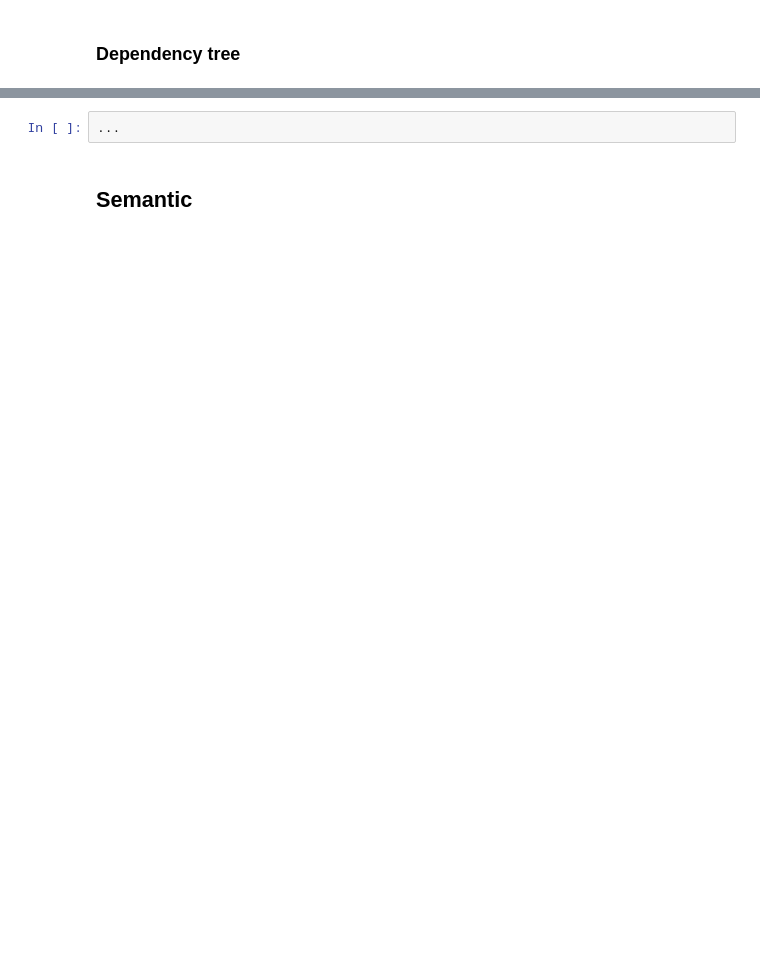
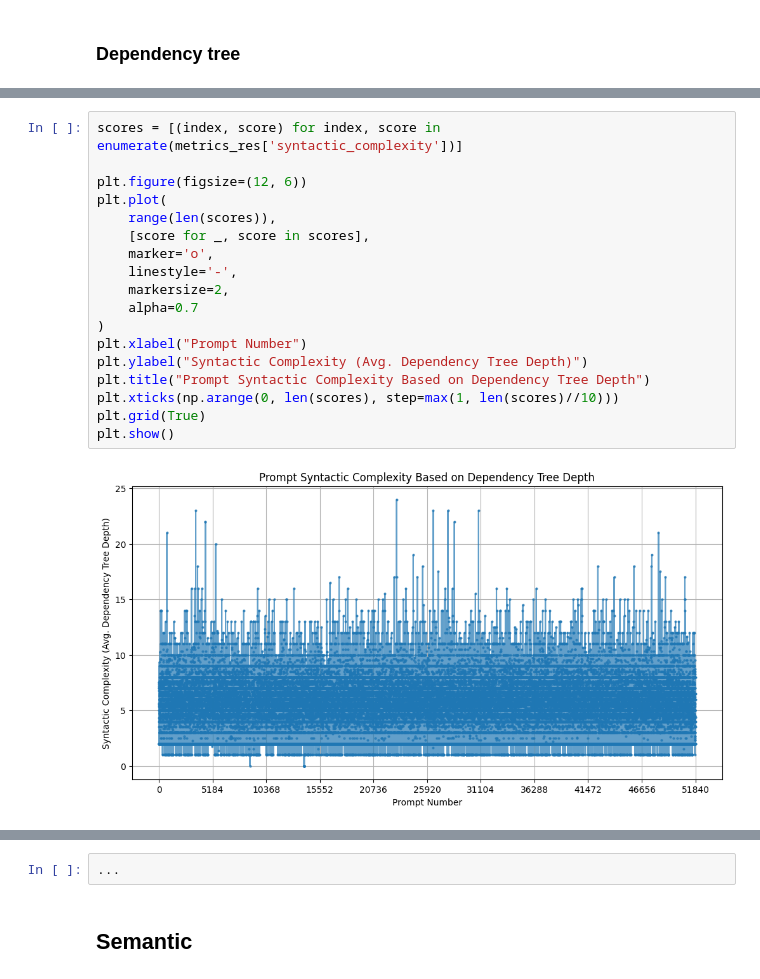
Before and after one commit to Nickolaus-899/LSD_metrics, a Jupyter notebook: metrics.ipynb, the cells around one changed output, grey strips where cells are left out. Saved outputs shown, nothing was run; the diff lists cells and outputs as text; blank space fills up the shorter version.

```diff
--- a/metrics.ipynb
+++ b/metrics.ipynb
@@ -266,0 +352,20 @@ The speed at which a man can row a boat in still water is 9.5 kmph. If he rows d
+# %%
+scores = [(index, score) for index, score in enumerate(metrics_res['syntactic_complexity'])]
+
+plt.figure(figsize=(12, 6))
+plt.plot(
+    range(len(scores)),
+    [score for _, score in scores],
+    marker='o',
+    linestyle='-',
+    markersize=2,
+    alpha=0.7
+)
+plt.xlabel("Prompt Number")
+plt.ylabel("Syntactic Complexity (Avg. Dependency Tree Depth)")
+plt.title("Prompt Syntactic Complexity Based on Dependency Tree Depth")
+plt.xticks(np.arange(0, len(scores), step=max(1, len(scores)//10)))
+plt.grid(True)
+plt.show()
+# %% [output]
+[figure, added]
```
Also changed, not shown: parts of 30 cells of this notebook.
